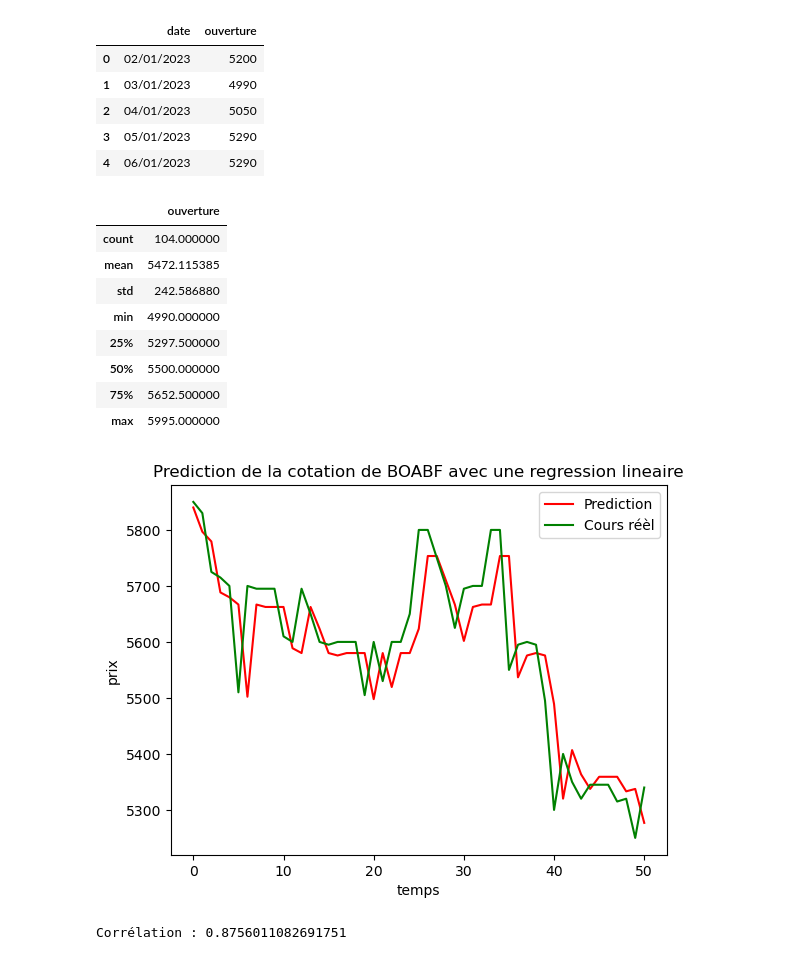
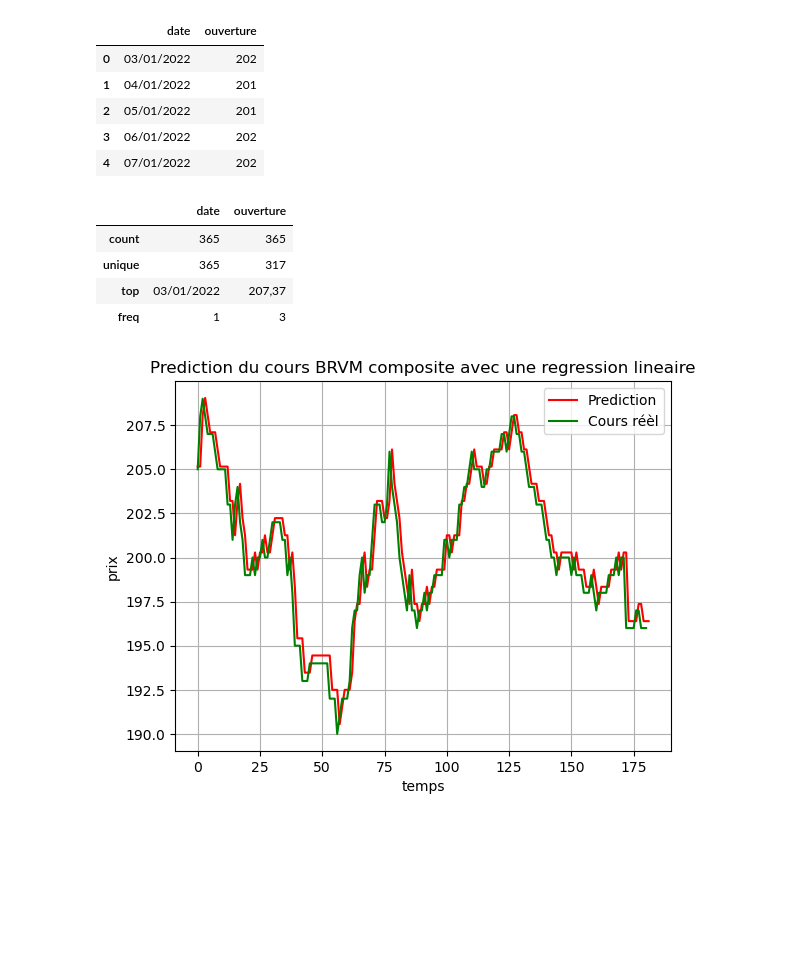
Before and after one commit to arice216/Stock-Forecasting-With-Linear-Regression, a Jupyter notebook: Share Price Prediction With Linear Regression.ipynb, the cells around one changed output. Cells and saved outputs as stored; diff of their text form; code cells hidden in the pictures; blank space fills up the shorter version.

```diff
--- a/Share Price Prediction With Linear Regression.ipynb
+++ b/Share Price Prediction With Linear Regression.ipynb
@@ -9,33 +14,29 @@ import matplotlib.pyplot as plt
 # %%
-data=pd.read_csv('BOABF.csv',sep=";")
+data=pd.read_csv('cotations_BRVMC1.csv',sep=";")
 data.head(5)
 # %% [output]
 |  | date | ouverture |
-| 0 | 02/01/2023 | 5200 |
-| 1 | 03/01/2023 | 4990 |
-| 2 | 04/01/2023 | 5050 |
-| 3 | 05/01/2023 | 5290 |
-| 4 | 06/01/2023 | 5290 |
+| 0 | 03/01/2022 | 202 |
+| 1 | 04/01/2022 | 201 |
+| 2 | 05/01/2022 | 201 |
+| 3 | 06/01/2022 | 202 |
+| 4 | 07/01/2022 | 202 |
 # %%
 data.describe()
 # %% [output]
-|  | ouverture |
-| count | 104.000000 |
-| mean | 5472.115385 |
-| std | 242.586880 |
-| min | 4990.000000 |
-| 25% | 5297.500000 |
-| 50% | 5500.000000 |
-| 75% | 5652.500000 |
-| max | 5995.000000 |
+|  | date | ouverture |
+| count | 365 | 365 |
+| unique | 365 | 317 |
+| top | 03/01/2022 | 207,37 |
+| freq | 1 | 3 |
 # %%
 #Préparation des données
-x=data.iloc[0:103,1:2]
-y=data.iloc[1:104,1:2]
-x_train=x.iloc[0:52,:].values
-y_train=y.iloc[0:52,:].values
-x_test=x.iloc[52:104,:].values
-y_test=y.iloc[52:104,:].values
+x=data.iloc[0:364,1:2]
+y=data.iloc[1:364,1:2]
+x_train=x.iloc[0:182,:].values
+y_train=y.iloc[0:182,:].values
+x_test=x.iloc[182:364,:].values
+y_test=y.iloc[182:364,:].values
 # %%
 #Importation de la fonction LinearRegression et entrainement du modèle par la fonction fit
 from sklearn.linear_model import LinearRegression
@@ -45,17 +46,12 @@ y_pred=reg.predict(x_test)
 # %%
 #Représentation graphique  de la prediction du cours de l'action et du cours réèl par la regression linéaire
 plt.plot(y_pred,color='red', label= 'Prediction')
 plt.plot(y_test,color='green', label= 'Cours réèl')
 plt.legend()
 plt.xlabel("temps")
 plt.ylabel("prix")
-plt.title("Prediction du cours de BOABF avec une regression lineaire")
+plt.grid()
+plt.title("Prediction du cours BRVM composite avec une regression lineaire")
 plt.show()
 # %% [output]
-[figure, old version]
+[figure, new version]
-# %%
-#Calcul du coefficient de correlation
-correlation = np.corrcoef(test.flatten(), pred.flatten())[0, 1]
-print("Corrélation :", correlation)
-# %% [output]
-Corrélation : 0.8756011082691751
```
Also changed, not shown: parts of 2 cells of this notebook.
